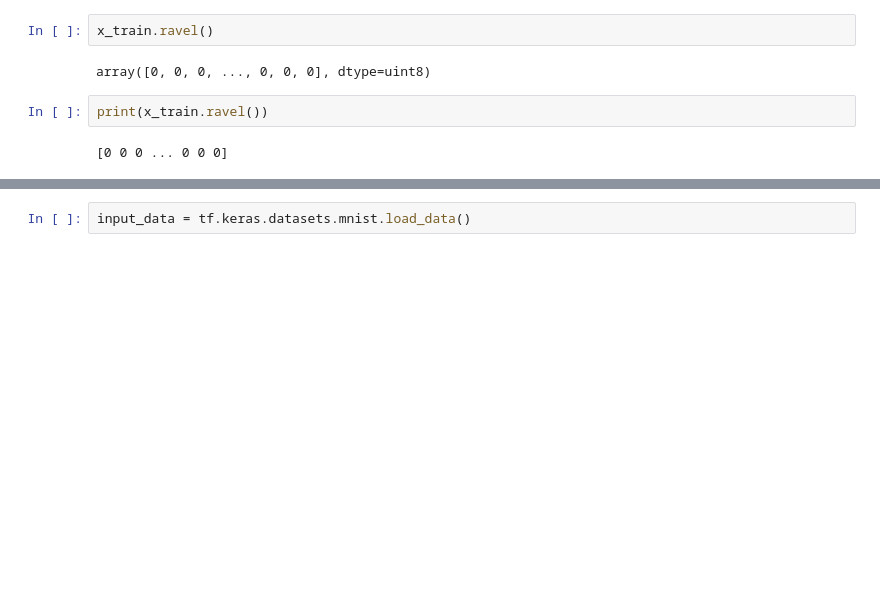
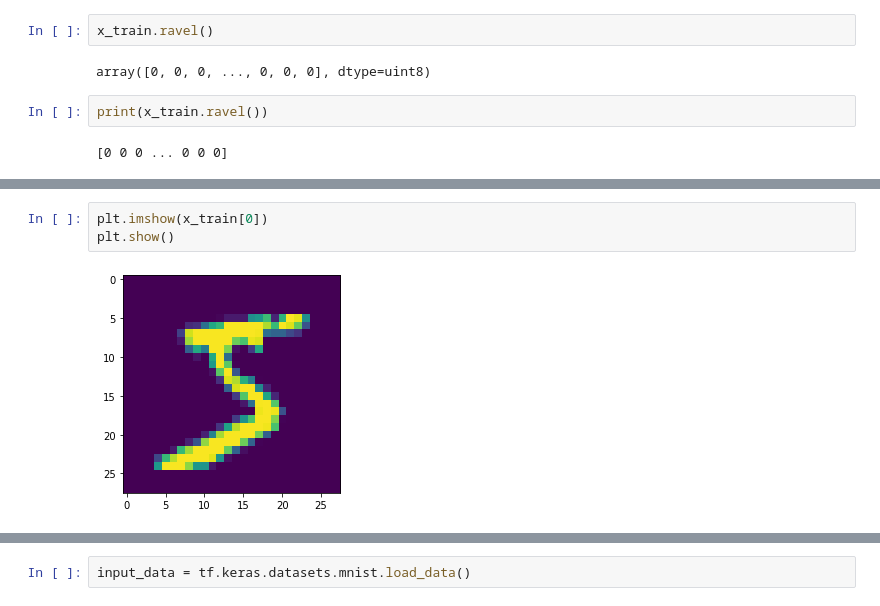
Before and after one commit to ulrikSebastienR/Colab-python-diaries, a Jupyter notebook: Deep_Learning_Sentdex.ipynb, the cells around one changed output, grey strips where cells are left out. Cells and saved outputs as stored; diff of their text form; blank space fills up the shorter version.

```diff
--- a/Deep_Learning_Sentdex.ipynb
+++ b/Deep_Learning_Sentdex.ipynb
@@ -49,0 +78,5 @@ print(x_train.ravel())
+# %%
+plt.imshow(x_train[0])
+plt.show()
+# %% [output]
+[figure, added]
```
Also changed, not shown: parts of 25 cells of this notebook.
